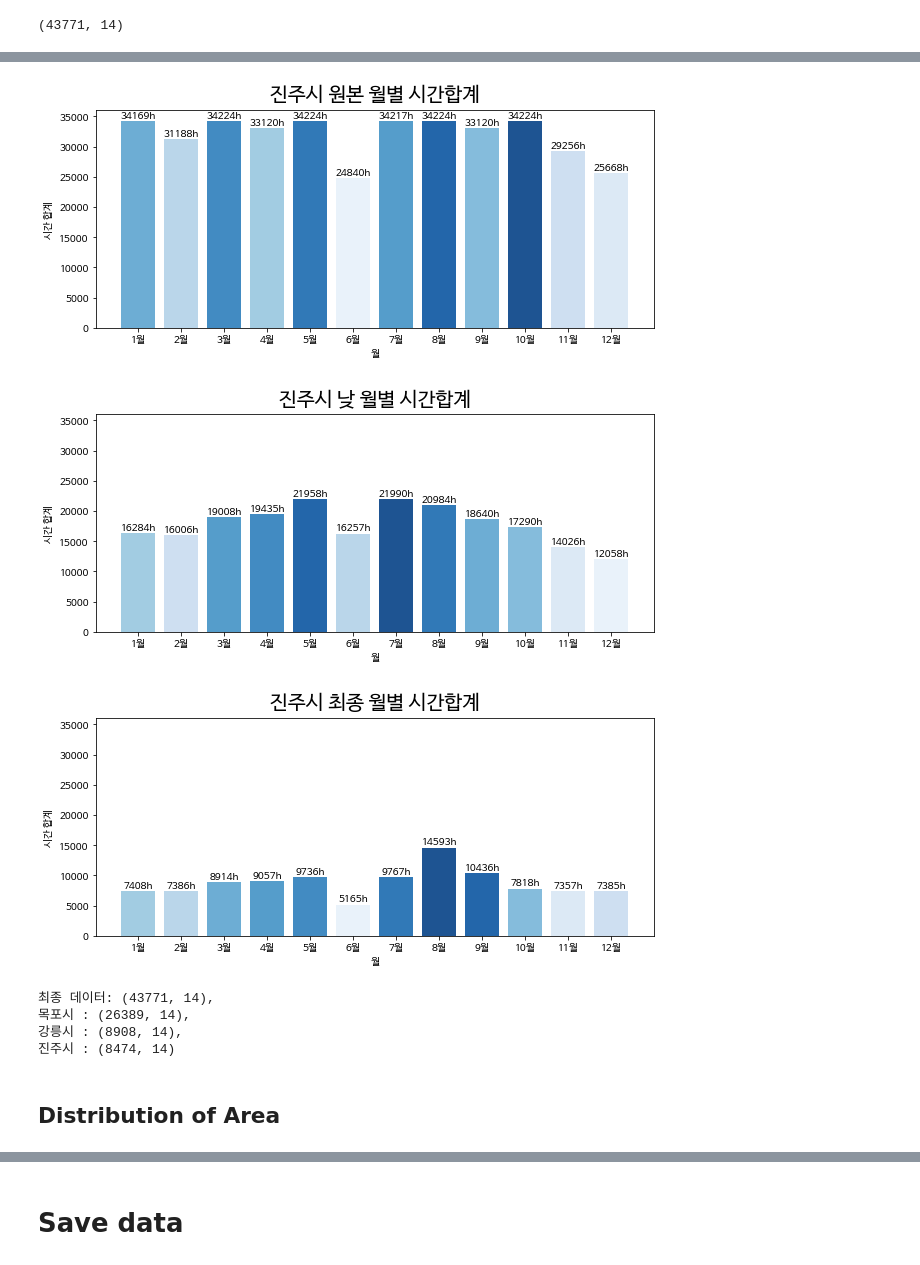
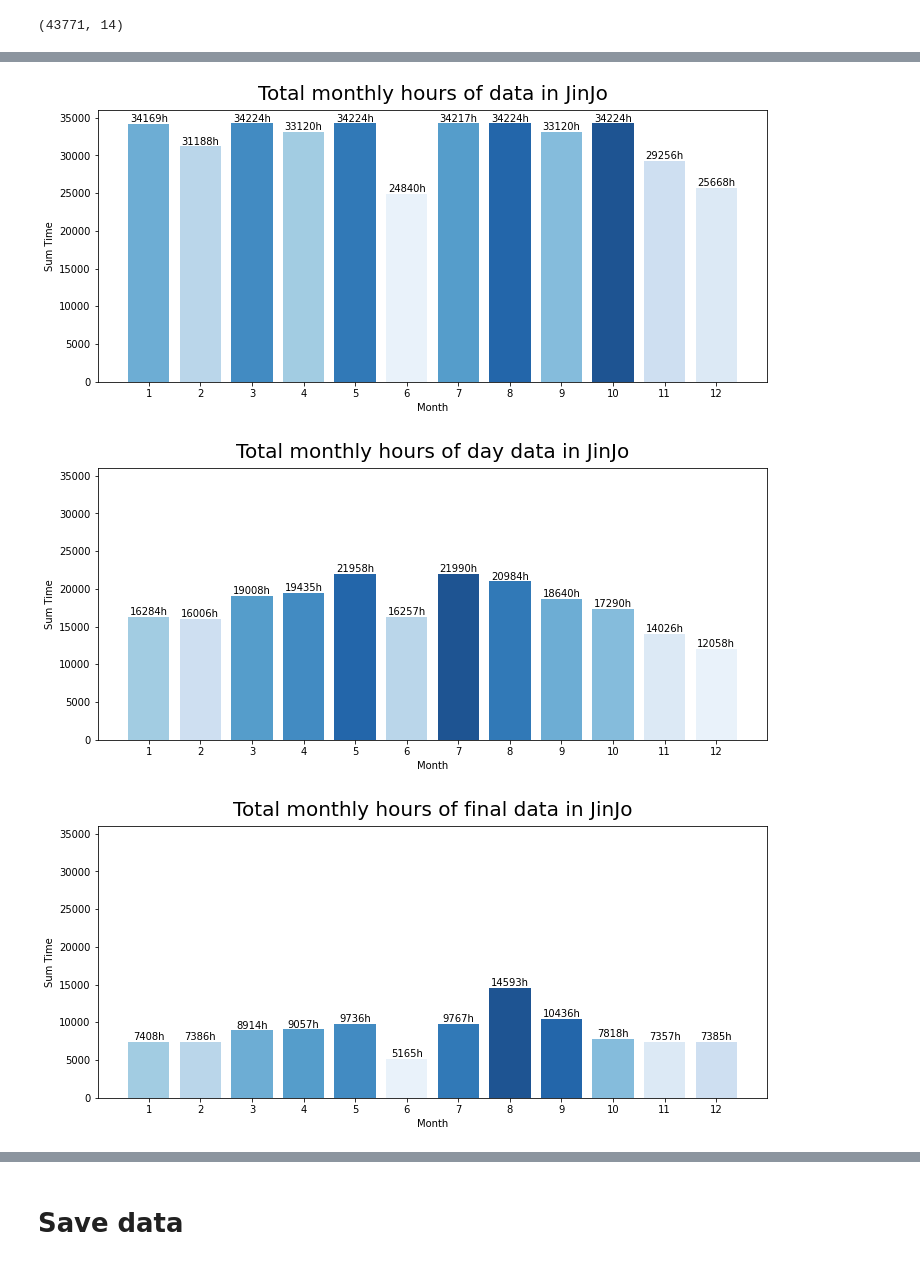
Before and after one commit to Hanchaeeun/SolarPower-Analysis, a Jupyter notebook: 04_preprocessing.ipynb, the cells around one changed output, grey strips where cells are left out. Cells and saved outputs as stored; diff of their text form; code cells hidden in the pictures.

```diff
--- a/04_preprocessing.ipynb
+++ b/04_preprocessing.ipynb
@@ -53,0 +36,8 @@ print(f'전체데이터: {data.shape},\n목포시 : {Mp_df.shape},\n강릉시 :
+# %%
+def Drop_idx(df):
+  data = df.copy()
+  idx = data[data['Photovoltaics'] == 0].index
+  data.drop(idx, inplace=True)
+  data.dropna(subset=['Photovoltaics'], inplace=True)
+  data.reset_index(inplace=True, drop=True)
+  return data
@@ -53,0 +82,16 @@ print(f'전체데이터: {data.shape},\n목포시 : {Mp_df.shape},\n강릉시 :
+# %%
+def Drop_idx(df, drop_times):
+  data = df.copy()
+  drop_idx = []
+  night_idx = data[data['Time'].isin(drop_times)].index # 밤 시간대 제거
+  zero_idx = data[data['Photovoltaics'] == 0].index # 그 외에도 발전량이 0인 행 제거
+  drop_idx.extend([i for i in night_idx])
+  drop_idx.extend([i for i in zero_idx])
+  data.drop(drop_idx, inplace=True)
+  data.dropna(subset=['Photovoltaics'], inplace=True)
+  data.reset_index(inplace=True, drop=True)
+  return data
+# %%
+drop_times = [0,1,2,3,4,21,22,23]
+daytime_df = Drop_idx(df, drop_times)
+daytime_df
@@ -208,4 +135,0 @@ def drop_idx(df, drop_times):
-# %%
-drop_times = [0,1,2,3,4,21,22,23]
-daytime_df = drop_idx(df, drop_times)
-daytime_df
@@ -303,18 +233,8 @@ timebar(data, '강원 강릉시', '강릉시 최종', [0,36000])
 # %%
-timebar(df, '경남 진주시', '진주시 원본', [0,36000])
-timebar(daytime_df, '경남 진주시', '진주시 낮', [0,36000])
-timebar(data, '경남 진주시', '진주시 최종', [0,36000])
+TimeBar(df, '경남 진주시', 'data in JinJo', [0,36000])
+TimeBar(daytime_df, '경남 진주시', 'day data in JinJo', [0,36000])
+TimeBar(data, '경남 진주시', 'final data in JinJo', [0,36000])
 # %% [output]
-[figure, old version]
+[figure, new version]
-[figure, old version]
+[figure, new version]
-[figure, old version]
+[figure, new version]
-# %%
-Jj_df, Mp_df, Gn_df = AreaSplit(data)
-print(f'최종 데이터: {data.shape},\n목포시 : {Mp_df.shape},\n강릉시 : {Gn_df.shape},\n진주시 : {Jj_df.shape}')
-# %% [output]
-최종 데이터: (43771, 14),
-목포시 : (26389, 14),
-강릉시 : (8908, 14),
-진주시 : (8474, 14)
-# %% [markdown]
-## Distribution of Area
```
Also changed, not shown: parts of 62 cells of this notebook.
